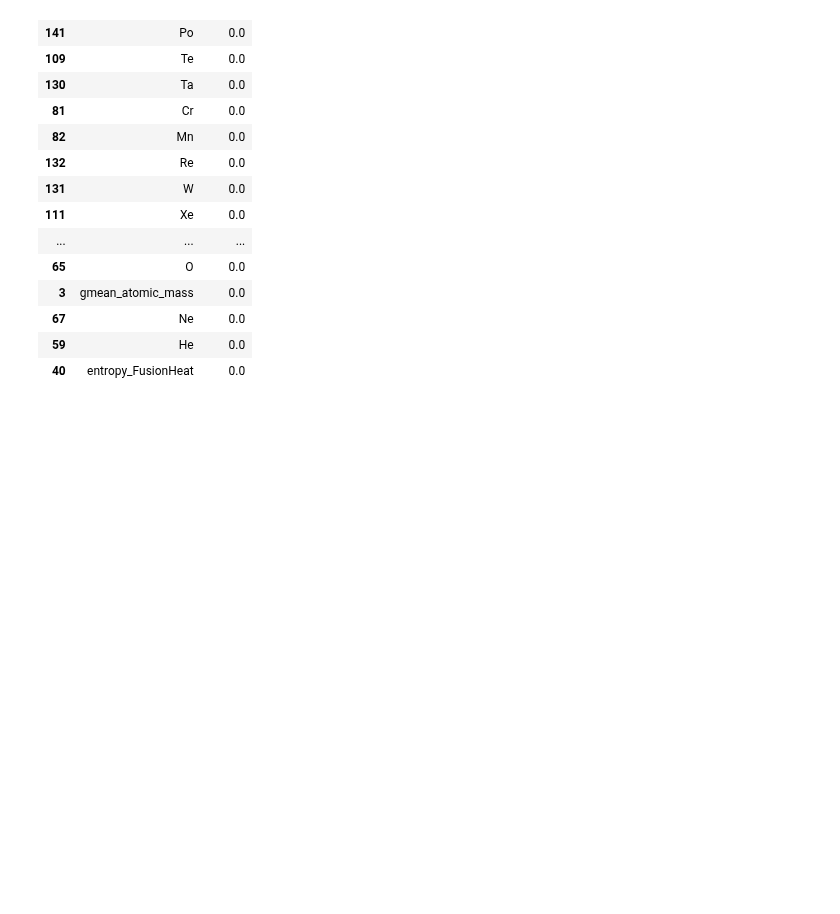
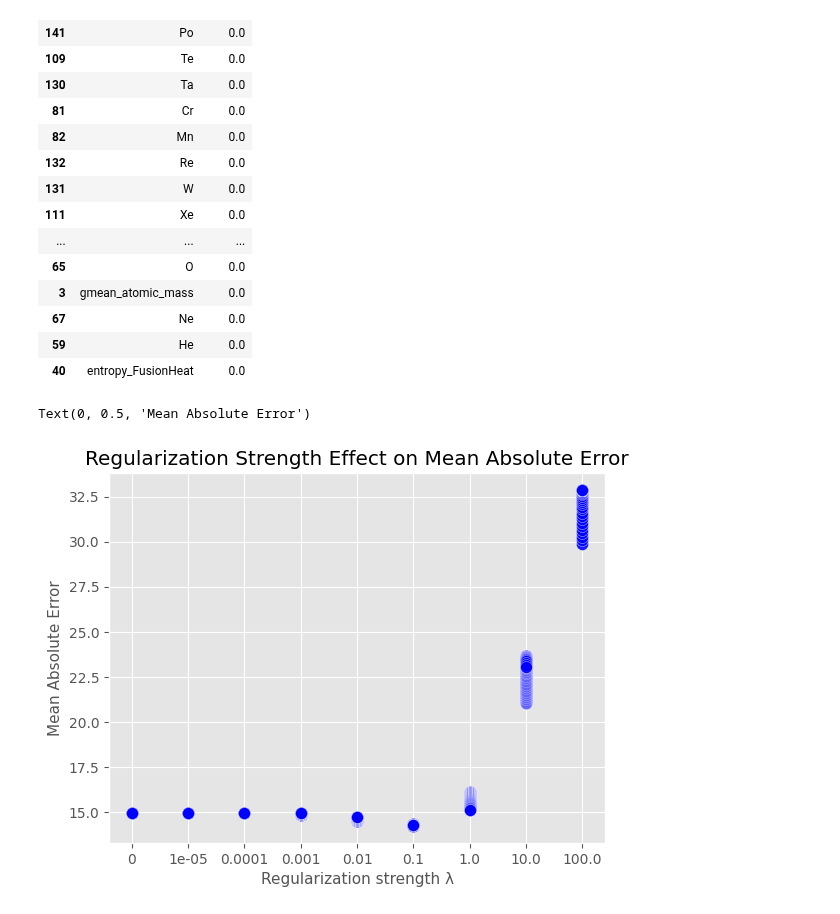
Before and after one commit to boneeyah/QTW, a Jupyter notebook: Case Study 1/Case_Study_1.ipynb, the cells around one changed output. Cells and saved outputs as stored; diff of their text form; code cells hidden in the pictures; blank space fills up the shorter version.

```diff
--- a/Case Study 1/Case_Study_1.ipynb
+++ b/Case Study 1/Case_Study_1.ipynb
@@ -275,3 +279,20 @@ Weights_drop
 | 67 | Ne | 0.0 |
 | 59 | He | 0.0 |
 | 40 | entropy_FusionHeat | 0.0 |
+# %%
+# Regularization strength error plot
+score = pd.DataFrame(results.cv_results_)
+plt.style.use('ggplot')
+plt.scatter(x=score.param_alpha.astype('str'),
+            y=score.mean_test_score*-1,
+            c = 'blue',
+            edgecolors='white',
+            linewidths=.3,alpha=.9,
+            s = 75)
+plt.title('Regularization Strength Effect on Mean Absolute Error')
+plt.xlabel('Regularization strength λ',fontsize = 11)
+
+plt.ylabel('Mean Absolute Error',fontsize =11)
+# %% [output]
+Text(0, 0.5, 'Mean Absolute Error')
+[figure, added]
```
Also changed, not shown: parts of 9 cells of this notebook.
